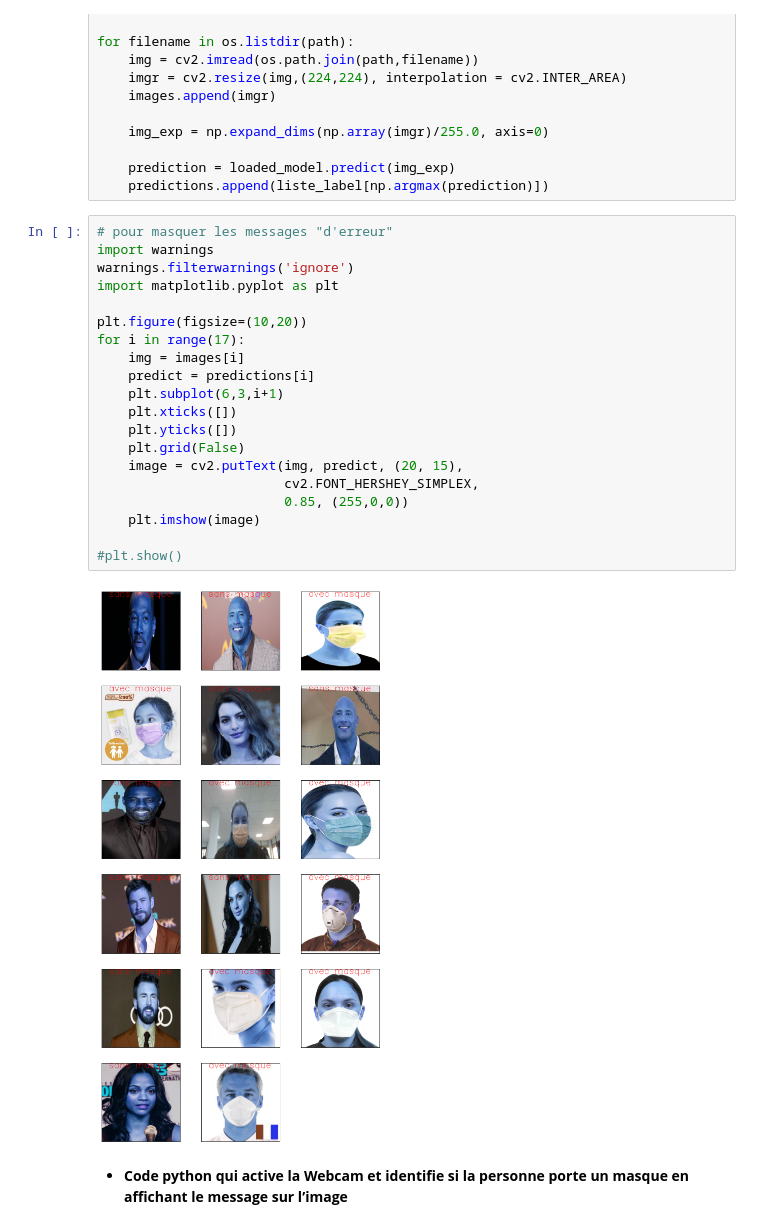
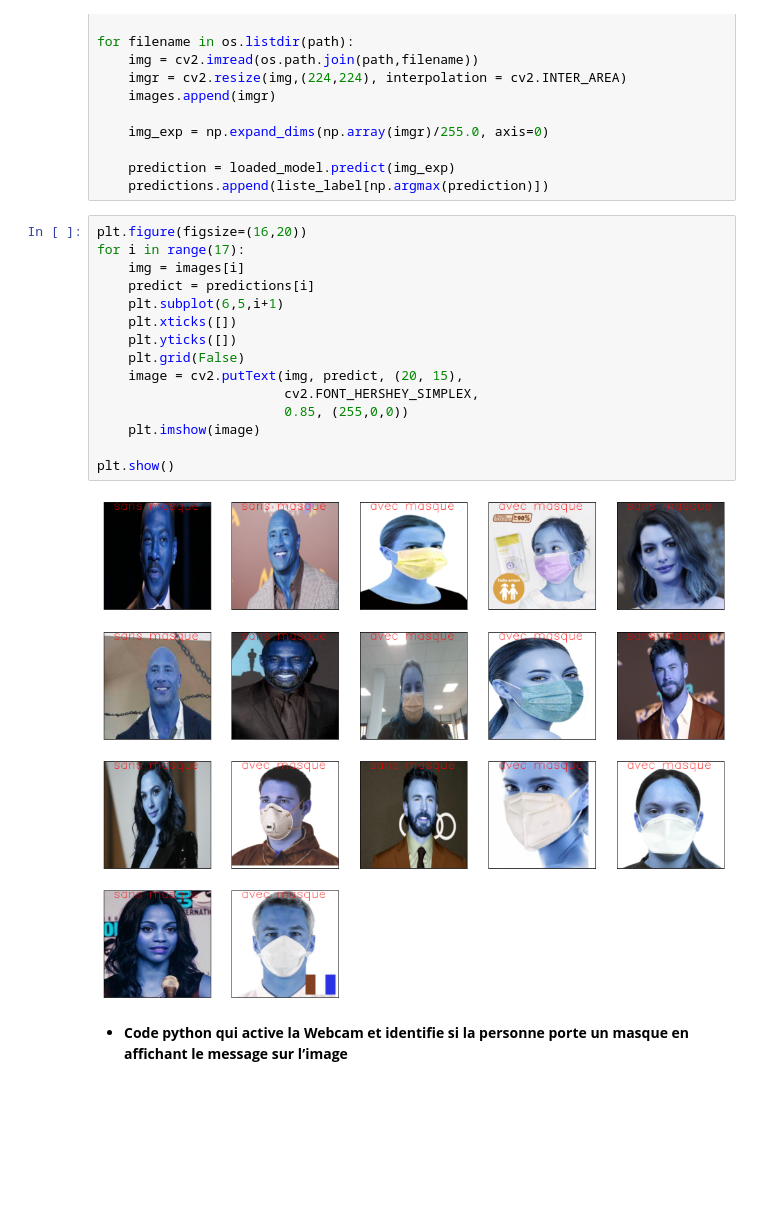
Before and after one commit to MainaLD/14_Model_intelligent_detection_masques, a Jupyter notebook: Model_detection_Appli_detection.ipynb, the cells around one changed output. Drawn from its saved outputs; the diff is of its cells as text; blank space fills up the shorter version.

```diff
--- a/Model_detection_Appli_detection.ipynb
+++ b/Model_detection_Appli_detection.ipynb
@@ -66,26 +66,21 @@ for filename in os.listdir(path):
     prediction = loaded_model.predict(img_exp)
     predictions.append(liste_label[np.argmax(prediction)])
 # %%
-# pour masquer les messages "d'erreur"
-import warnings
-warnings.filterwarnings('ignore')
-import matplotlib.pyplot as plt
-
-plt.figure(figsize=(10,20))
+plt.figure(figsize=(16,20))
 for i in range(17):
     img = images[i]
     predict = predictions[i]
-    plt.subplot(6,3,i+1)
+    plt.subplot(6,5,i+1)
     plt.xticks([])
     plt.yticks([])
     plt.grid(False)
     image = cv2.putText(img, predict, (20, 15),
                         cv2.FONT_HERSHEY_SIMPLEX,
                         0.85, (255,0,0))
     plt.imshow(image)
 
-#plt.show()
+plt.show()
 # %% [output]
-[figure, old version]
+[figure, new version]
 # %% [markdown]
 - **Code python qui active la Webcam et identifie si la personne porte un masque en affichant le message sur l’image**
```
Also changed, not shown: parts of 2 cells of this notebook, 3 other files.
